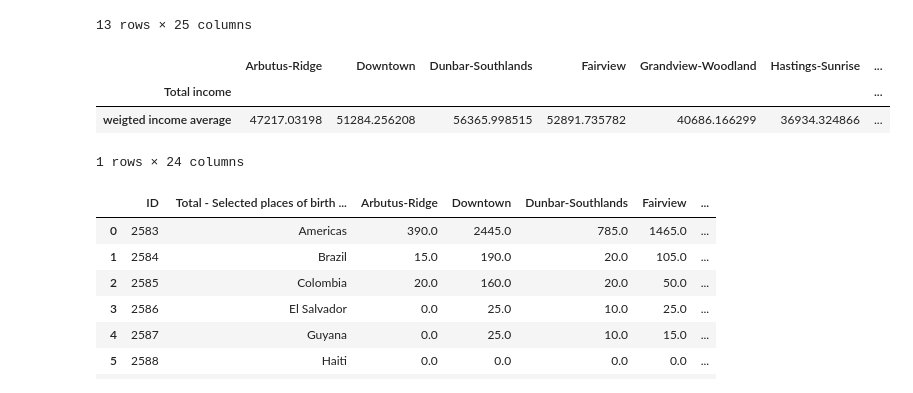
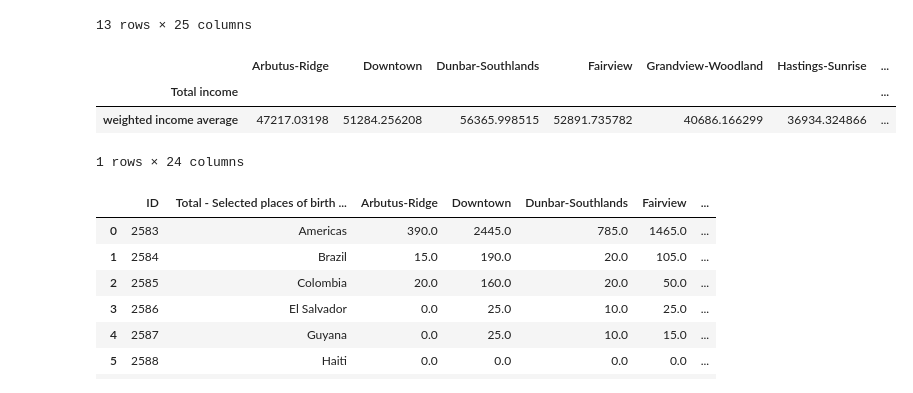
Before and after one commit to leanohl/BA_ClusteringofRestaurants, a Jupyter notebook: clusteringVancouver.ipynb, the cells around one changed output. Saved outputs shown, nothing was run; the diff lists cells and outputs as text; code cells hidden in the pictures.

```diff
--- a/clusteringVancouver.ipynb
+++ b/clusteringVancouver.ipynb
@@ -70,22 +89,22 @@ df_income
 # %%
 
 for element in range(len(df_income.columns.values)):
     if element != 0:
         for column in range(len(df_income.iloc[:,element])):
             average = df_income.iloc[column,0]
             total = df_income.iloc[12,element]
             actual_value = df_income.iloc[column,element]
             value = average*actual_value/total
             df_income.iloc[column,element] = value
 df_income = df_income.drop('Total', axis=0)
-df_income.loc['weigted income average',:]= df_income.sum(axis=0)
+df_income.loc['weighted income average',:]= df_income.sum(axis=0)
 df_income = df_income.drop(df_income.index[0:12], axis=0)
 df_income = df_income.drop("average income", axis=1)
 df_income
 # %% [output]
 |  | Arbutus-Ridge | Downtown | Dunbar-Southlands | Fairview | Grandview-Woodland | Hastings-Sunrise | ... |
 | Total income |  |  |  |  |  |  | ... |
-| weigted income average | 47217.03198 | 51284.256208 | 56365.998515 | 52891.735782 | 40686.166299 | 36934.324866 | ... |
+| weighted income average | 47217.03198 | 51284.256208 | 56365.998515 | 52891.735782 | 40686.166299 | 36934.324866 | ... |
 1 rows × 24 columns
 # %%
 # load citizenship dataset
```
Also changed, not shown: parts of 49 cells of this notebook, 1 other file.
